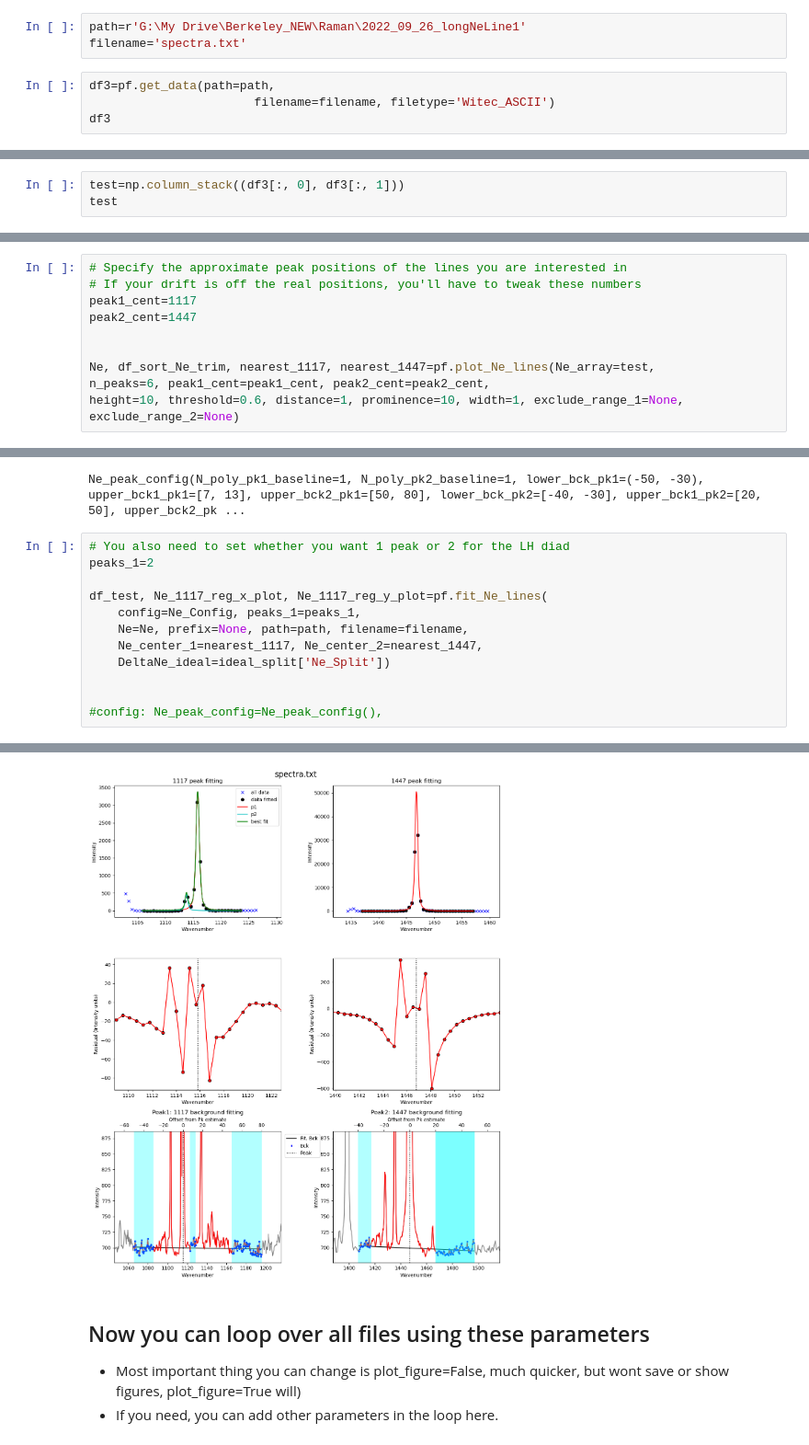
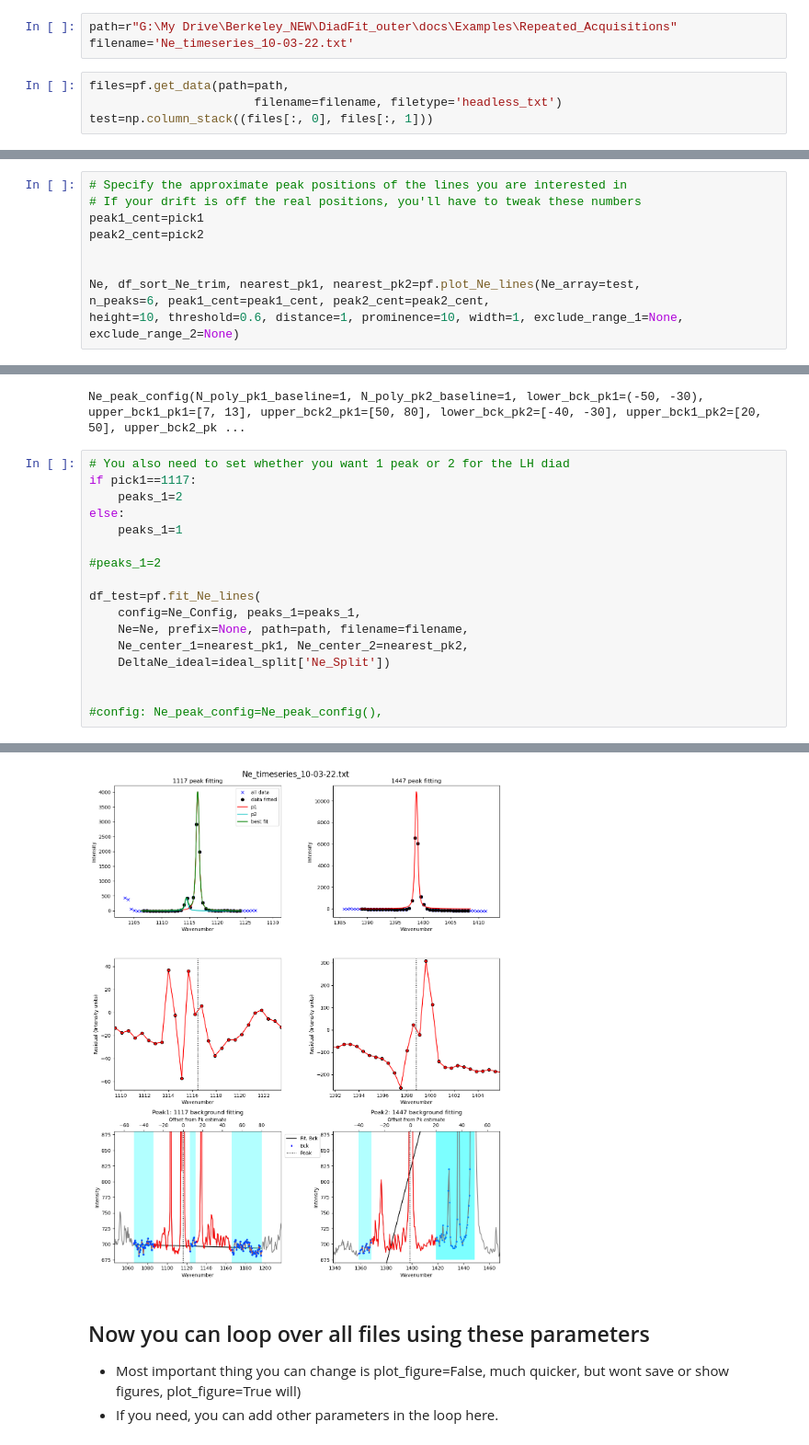
Before and after one commit to PennyWieser/DiadFit, a Jupyter notebook: docs/Examples/Repeated_Acquisitions/Ne_Fitting_1447_1117.ipynb, the cells around one changed output, grey strips where cells are left out. Shown at 92% size. Drawn from its saved outputs; the diff is of its cells as text.

```diff
--- a/docs/Examples/Repeated_Acquisitions/Ne_Fitting_1447_1117.ipynb
+++ b/docs/Examples/Repeated_Acquisitions/Ne_Fitting_1447_1117.ipynb
@@ -48,9 +59,9 @@ ideal_split
 # %% [markdown]
 ## Find your files
 # %%
-path=r'G:\My Drive\Berkeley_NEW\Raman\2022_09_26_longNeLine1'
-filename='spectra.txt'
+path=r"G:\My Drive\Berkeley_NEW\DiadFit_outer\docs\Examples\Repeated_Acquisitions"
+filename='Ne_timeseries_10-03-22.txt'
 # %%
-df3=pf.get_data(path=path,
-                       filename=filename, filetype='Witec_ASCII')
-df3
+files=pf.get_data(path=path,
+                       filename=filename, filetype='headless_txt')
+test=np.column_stack((files[:, 0], files[:, 1]))
@@ -66,3 +67,0 @@ array([[1043.11 ,  712.667,  710.667, ...,  725.   ,  735.   ,  730.667],
-# %%
-test=np.column_stack((df3[:, 0], df3[:, 1]))
-test
@@ -77,11 +72,11 @@ array([[1043.11 ,  712.667],
 # %%
 # Specify the approximate peak positions of the lines you are interested in
 # If your drift is off the real positions, you'll have to tweak these numbers
-peak1_cent=1117
-peak2_cent=1447
+peak1_cent=pick1
+peak2_cent=pick2
 
 
-Ne, df_sort_Ne_trim, nearest_1117, nearest_1447=pf.plot_Ne_lines(Ne_array=test,
+Ne, df_sort_Ne_trim, nearest_pk1, nearest_pk2=pf.plot_Ne_lines(Ne_array=test,
 n_peaks=6, peak1_cent=peak1_cent, peak2_cent=peak2_cent,
 height=10, threshold=0.6, distance=1, prominence=10, width=1, exclude_range_1=None,
 exclude_range_2=None)
@@ -122,12 +117,17 @@ Ne_Config
 Ne_peak_config(N_poly_pk1_baseline=1, N_poly_pk2_baseline=1, lower_bck_pk1=(-50, -30), upper_bck1_pk1=[7, 13], upper_bck2_pk1=[50, 80], lower_bck_pk2=[-40, -30], upper_bck1_pk2=[20, 50], upper_bck2_pk ...
 # %%
 # You also need to set whether you want 1 peak or 2 for the LH diad
-peaks_1=2
+if pick1==1117:
+    peaks_1=2
+else:
+    peaks_1=1
 
-df_test, Ne_1117_reg_x_plot, Ne_1117_reg_y_plot=pf.fit_Ne_lines(
+#peaks_1=2
+
+df_test=pf.fit_Ne_lines(
     config=Ne_Config, peaks_1=peaks_1,
     Ne=Ne, prefix=None, path=path, filename=filename,
-    Ne_center_1=nearest_1117, Ne_center_2=nearest_1447,
+    Ne_center_1=nearest_pk1, Ne_center_2=nearest_pk2,
     DeltaNe_ideal=ideal_split['Ne_Split'])
 
 
@@ -140,4 +136,4 @@ Error bars not determined by function
-[figure, old version]
+[figure, new version]
 # %% [markdown]
 ## Now you can loop over all files using these parameters
 - Most important thing you can change is plot_figure=False, much quicker, but wont save or show figures, plot_figure=True will)
```
Also changed, not shown: parts of 20 cells of this notebook, 4 other files.
